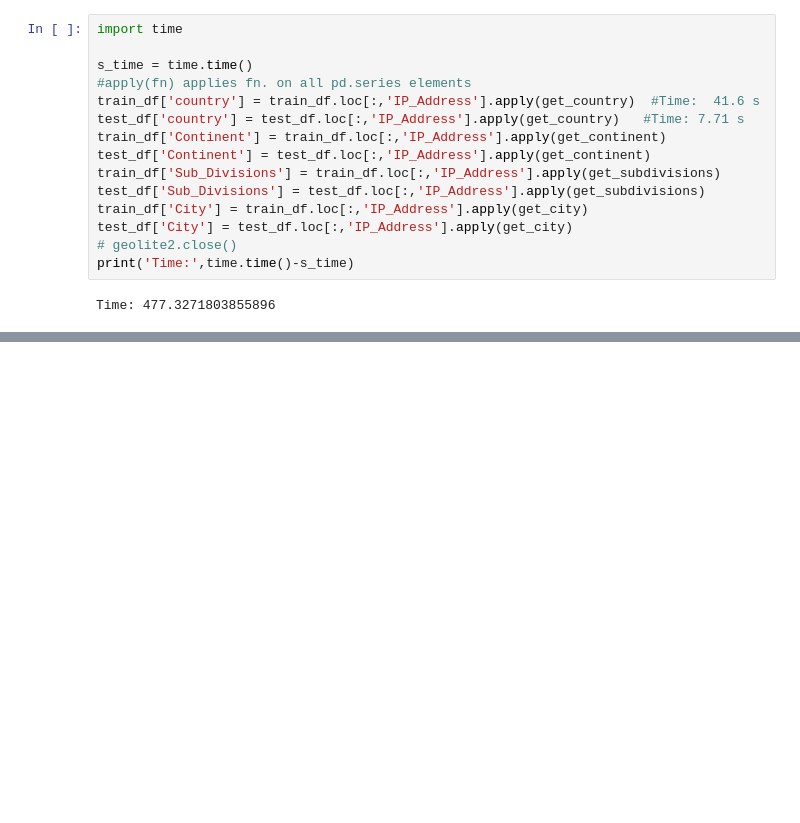
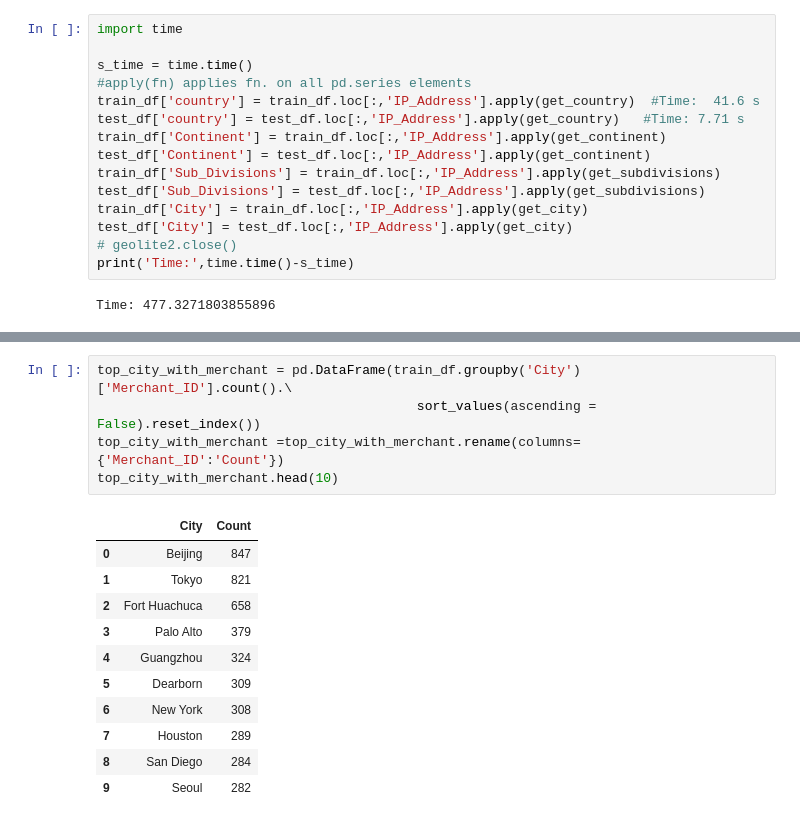
Before and after one commit to MANISH-KUMAR-CODES/Analysis-on-Fraud-Detection-In-Ecommerce-company, a Jupyter notebook: Predict_if_Merchant_is_Fraudster.ipynb, the cells around one changed output, grey strips where cells are left out. Cells and saved outputs as stored; diff of their text form; blank space fills up the shorter version.

```diff
--- a/Predict_if_Merchant_is_Fraudster.ipynb
+++ b/Predict_if_Merchant_is_Fraudster.ipynb
@@ -449,0 +550,17 @@ Time: 477.3271803855896
+# %%
+top_city_with_merchant = pd.DataFrame(train_df.groupby('City')['Merchant_ID'].count().\
+                                         sort_values(ascending = False).reset_index())
+top_city_with_merchant =top_city_with_merchant.rename(columns={'Merchant_ID':'Count'})
+top_city_with_merchant.head(10)
+# %% [output]
+|  | City | Count |
+| 0 | Beijing | 847 |
+| 1 | Tokyo | 821 |
+| 2 | Fort Huachuca | 658 |
+| 3 | Palo Alto | 379 |
+| 4 | Guangzhou | 324 |
+| 5 | Dearborn | 309 |
+| 6 | New York | 308 |
+| 7 | Houston | 289 |
+| 8 | San Diego | 284 |
+| 9 | Seoul | 282 |
```
Also changed, not shown: parts of 10 cells of this notebook.
